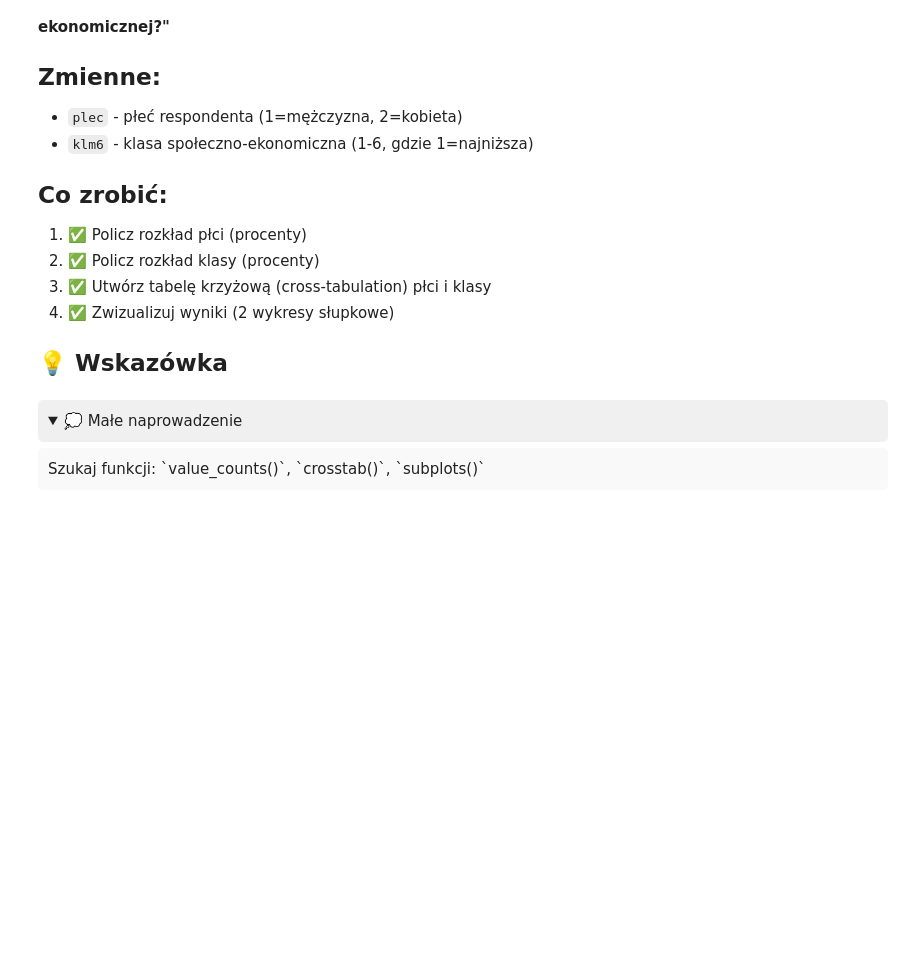
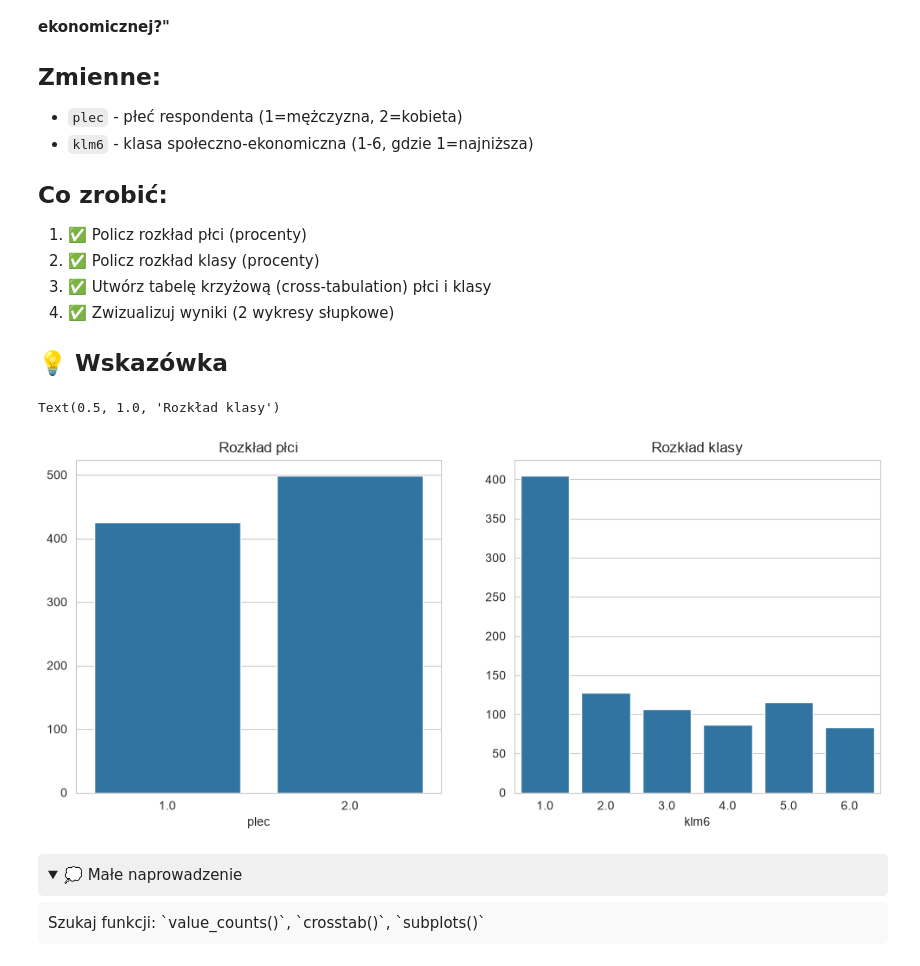
Before and after one commit to kflisikowsky/sad, a Jupyter notebook: 13b-workbook.ipynb, the cells around one changed output. Cells and saved outputs as stored; diff of their text form; code cells hidden in the pictures; folded sections open; blank space fills up the shorter version.

```diff
--- a/13b-workbook.ipynb
+++ b/13b-workbook.ipynb
@@ -88,3 +74,24 @@ Pierwsze 5 wierszy:
+# %%
+# ZADANIE 1 - Twoje rozwiązanie tutaj
+
+# Rozkład płci
+plec_counts = df['plec'].value_counts()
+
+# Rozkład klasy
+klm6_counts = df['klm6'].value_counts()
+
+# Tabela krzyżowa
+cross_tab = pd.crosstab(df['plec'], df['klm6'])
+
+# Wykresy
+fig, axes = plt.subplots(1, 2, figsize=(12, 5))
+sns.barplot(x=plec_counts.index, y=plec_counts.values, ax=axes[0])
+axes[0].set_title('Rozkład płci')
+sns.barplot(x=klm6_counts.index, y=klm6_counts.values, ax=axes[1])
+axes[1].set_title('Rozkład klasy')
+# %% [output]
+Text(0.5, 1.0, 'Rozkład klasy')
+[figure, added]
 # %% [markdown]
 <details>
 <summary style="background-color: #f0f0f0; padding: 10px; cursor: pointer; border-radius: 5px;">💭 Małe naprowadzenie</summary>
```
Also changed, not shown: parts of 10 cells of this notebook.
